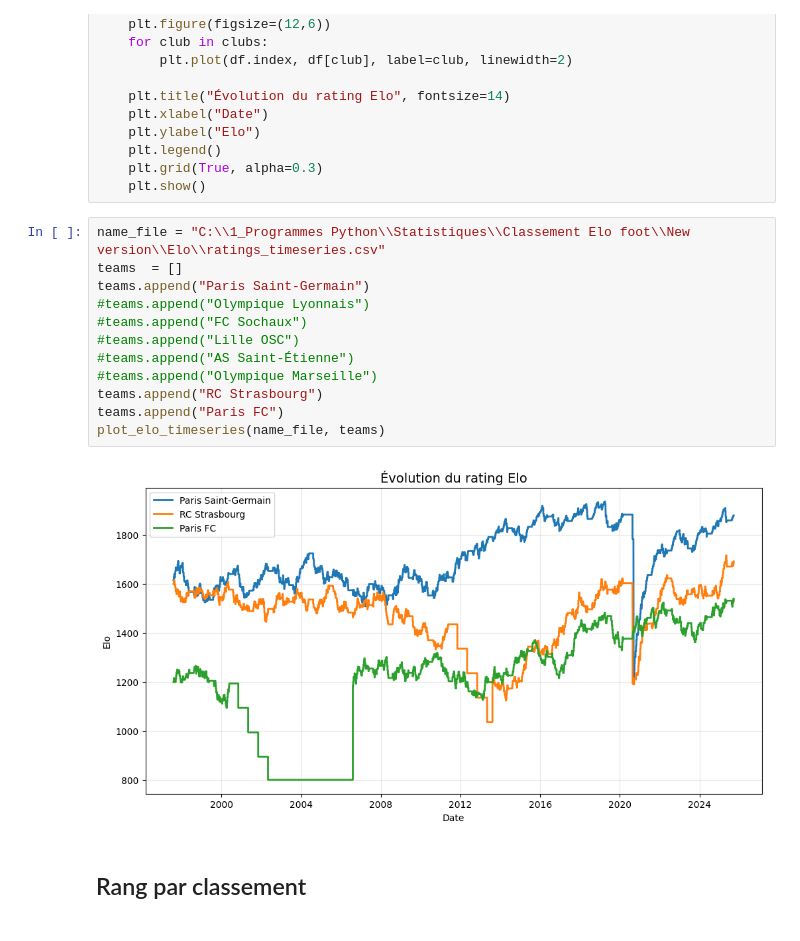
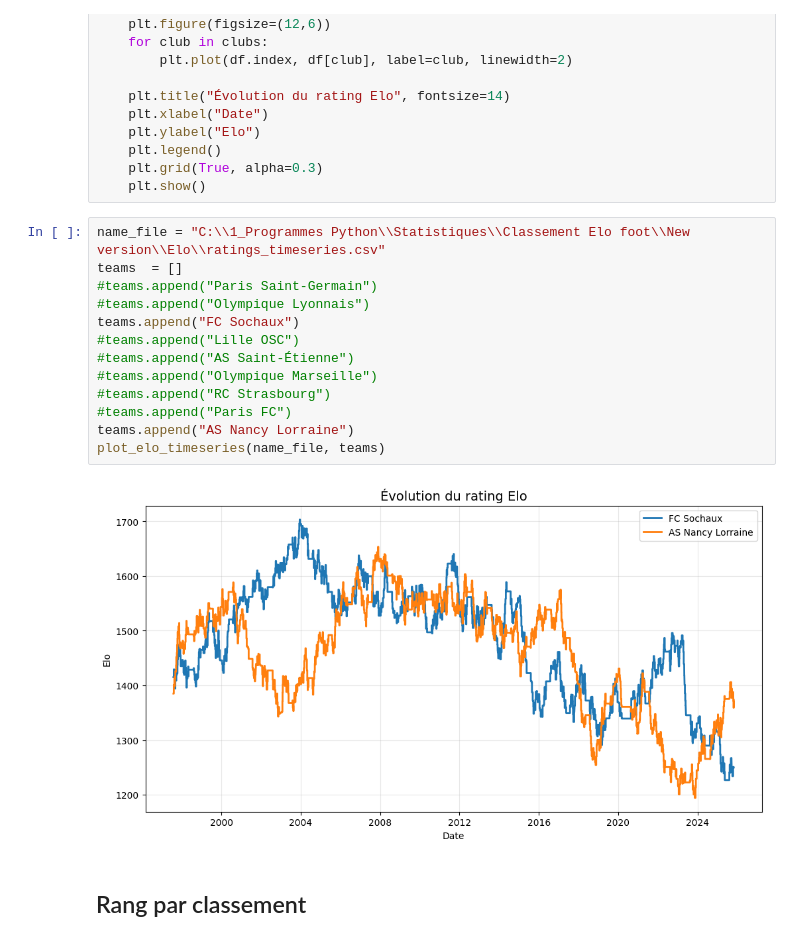
Before and after one commit to Mathieubtlr/ELO-football, a Jupyter notebook: Programmes/plotting_Elo_evolution.ipynb, the cells around one changed output. Drawn from its saved outputs; the diff is of its cells as text.

```diff
--- a/Programmes/plotting_Elo_evolution.ipynb
+++ b/Programmes/plotting_Elo_evolution.ipynb
@@ -36,17 +36,18 @@ def plot_elo_timeseries(csv_file, clubs):
 # %%
 name_file = "C:\\1_Programmes Python\\Statistiques\\Classement Elo foot\\New version\\Elo\\ratings_timeseries.csv"
 teams  = []
-teams.append("Paris Saint-Germain")
+#teams.append("Paris Saint-Germain")
 #teams.append("Olympique Lyonnais")
-#teams.append("FC Sochaux")
+teams.append("FC Sochaux")
 #teams.append("Lille OSC")
 #teams.append("AS Saint-Étienne")
 #teams.append("Olympique Marseille")
-teams.append("RC Strasbourg")
-teams.append("Paris FC")
+#teams.append("RC Strasbourg")
+#teams.append("Paris FC")
+teams.append("AS Nancy Lorraine")
 plot_elo_timeseries(name_file, teams)
 # %% [output]
-[figure, old version]
+[figure, new version]
 # %% [markdown]
 ## Rang par classement
 # %%
```
Also changed, not shown: parts of 1 cell of this notebook, 13 other files.
